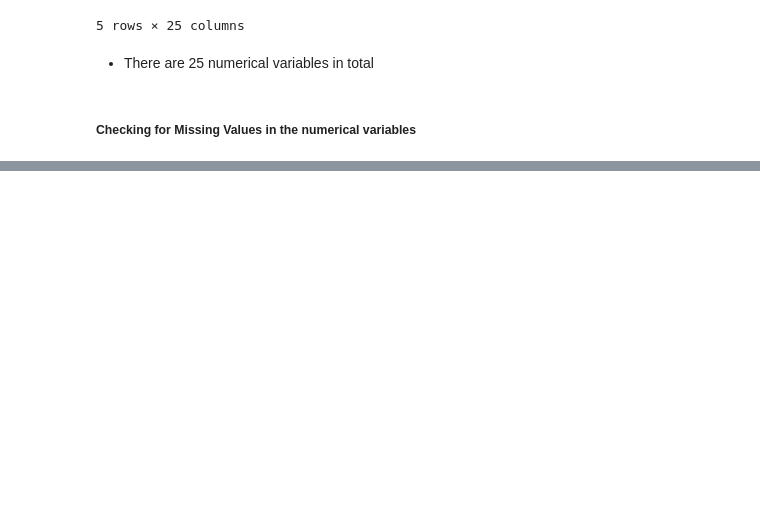
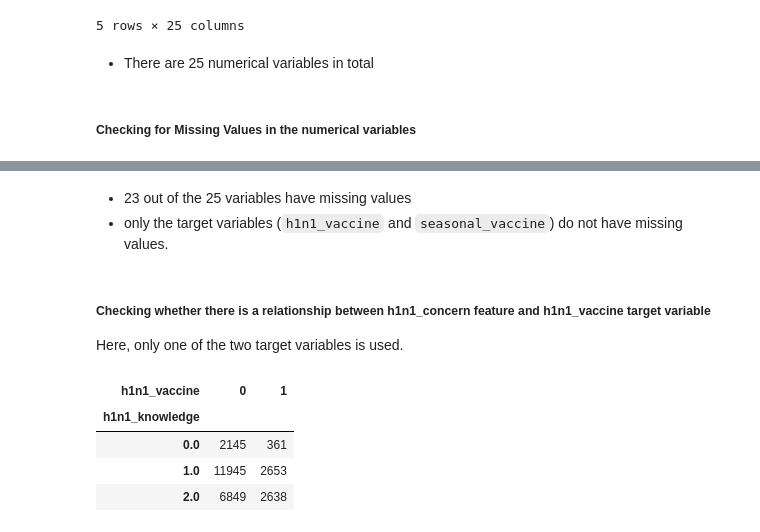
Before and after one commit to Pamela-Chebii/Predicting_H1N1_-_Seasonal_Flue_Vaccines, a Jupyter notebook: index.ipynb, the cells around one changed output, grey strips where cells are left out. Drawn from its saved outputs; the diff is of its cells as text; code cells hidden in the pictures; blank space fills up the shorter version.

```diff
--- a/index.ipynb
+++ b/index.ipynb
@@ -368,0 +390,21 @@ combined_df[numerical].head()
+# %% [markdown]
+- 23 out of the 25 variables have missing values
+- only the target variables (`h1n1_vaccine` and `seasonal_vaccine`)  do not have missing values.
+# %% [markdown]
+##### Checking whether there is a relationship between h1n1_concern feature and h1n1_vaccine target variable
+
+Here, only one of the two target variables is used.
+# %%
+# get the count of observations for each combination of those two variables.
+counts = (combined_df[['h1n1_knowledge', 'h1n1_vaccine']]
+              .groupby(['h1n1_knowledge', 'h1n1_vaccine'])
+              .size()
+              .unstack('h1n1_vaccine')
+         )
+counts
+# %% [output]
+| h1n1_vaccine | 0 | 1 |
+| h1n1_knowledge |  |  |
+| 0.0 | 2145 | 361 |
+| 1.0 | 11945 | 2653 |
+| 2.0 | 6849 | 2638 |
```
Also changed, not shown: parts of 12 cells of this notebook.
